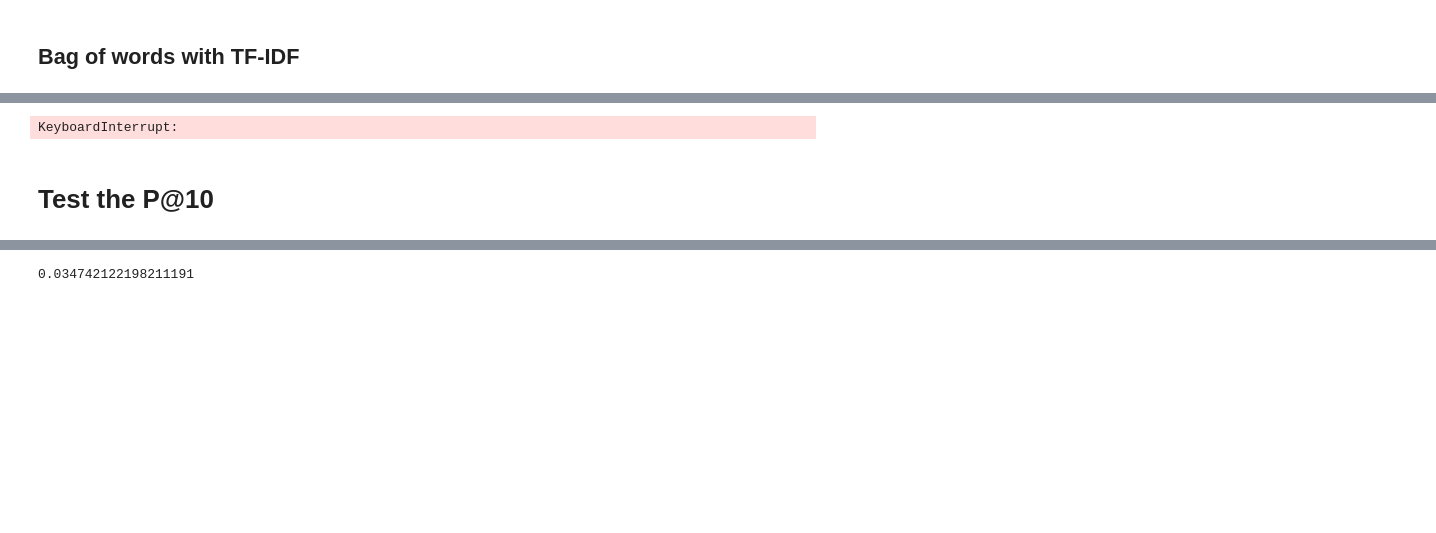
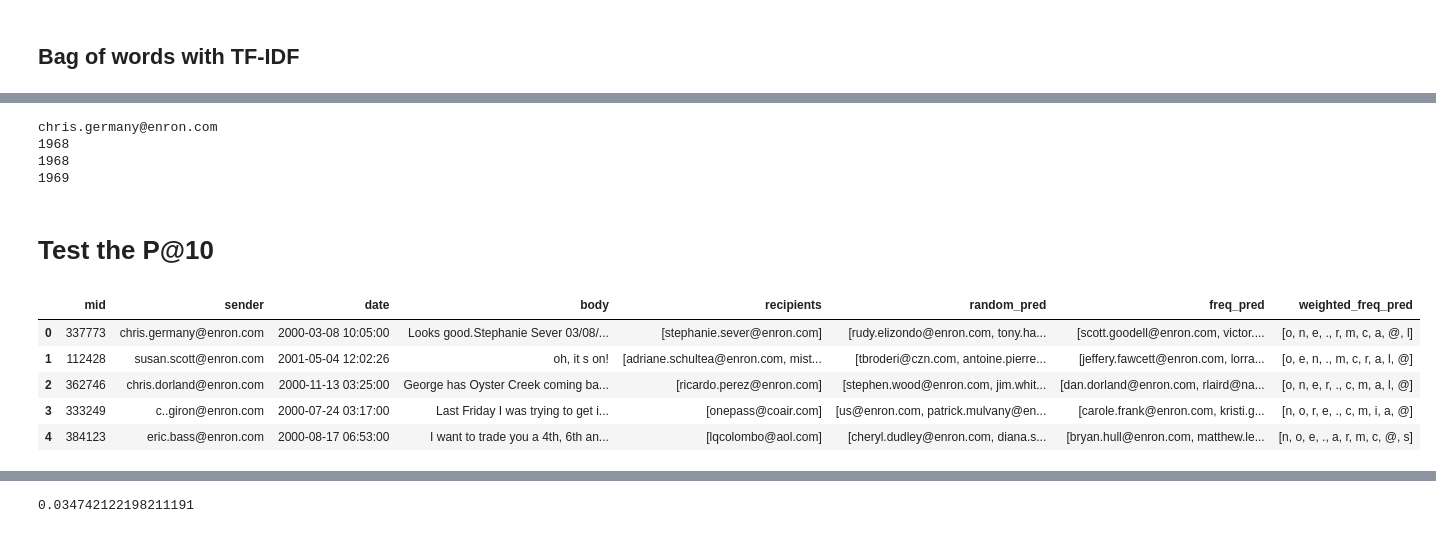
Before and after one commit to Guepardow/Altegrad, a Jupyter notebook: code/3 - Prediction and error.ipynb, the cells around one changed output, grey strips where cells are left out. Saved outputs shown, nothing was run; the diff lists cells and outputs as text; code cells hidden in the pictures; blank space fills up the shorter version.

```diff
--- a/code/3 - Prediction and error.ipynb
+++ b/code/3 - Prediction and error.ipynb
@@ -487,3 +487,5 @@ for key, value in fake_weight_sender_recipient.items():
+# %%
+dict_weight, weight_sender_recipient = get_weighted_score(training_df_train)
 # %%
 #Make some predictions
 training_df_test['weighted_freq_pred'] = None
@@ -556,7 +569,9 @@ from sklearn.metrics.pairwise import cosine_similarity
 import time
 # %%
 def get_mids_sender_to_recipient(address_books, dataset_df):
-
+    '''
+    Computes the list of mids for each couple (sender, recipient)
+    '''
     #a new dictionnary
     mids_sender_to_recipient = {}
 
@@ -584,3 +698,7 @@ mids_sender_to_recipient = get_mids_sender_to_recipient(address_books_train, tra
+# %%
+from nltk.tokenize import word_tokenize
+from nltk.stem.porter import PorterStemmer
+porter_stemmer = PorterStemmer()
 # %%
 #early optimization is the root of all evil
 k=10
@@ -588,13 +706,35 @@ k=10
 training_df_test['tfidf_centroid_pred'] = None
 
 for row in tqdm(range(training_df_test.shape[0])): #for each mail
+    # Search for the sender
     sender = training_df_test['sender'][row]
+    print(sender)
 
+    #Search for all his previous emails sent (content + mid)
     docs = list(training_df_train[training_df_train['sender'] == sender]['body']) #we may have some doublons
-    mids = emails_ids_per_sender_train[sender] #we have to keep them
+    print(len(docs))
+    #mids = emails_ids_per_sender_train[sender] #we have to keep them
+    mids = list(training_df_train[training_df_train['sender'] == sender]['mid'])
+    print(len(mids))
 
-    #about the test : we add the new document
+    #Add the new document in the test
     documents = docs + [training_df_test['body'][row]]
+    print(len(documents))
+
+    #Lowerize the text
+    for i, doc in enumerate(documents):
+        documents[i] = doc.lower()
+
+    #Stemming the whole corpus
+    for text in documents:
+        text_stem = []
+        for word in text.split(' '):
+            word_stem = porter_stemmer.stem(word)
+            text_stem.append(word_stem)
+            text_stem2 = ' '.join(text_stem)
+        break
+    break
+
     '''
     We have forgetten to use stems !
     '''
@@ -612,6 +752,7 @@ for row in tqdm(range(training_df_test.shape[0])): #for each mail
 
         centroid_recipient[recipient] = np.sum(tfidf_matrix_sender.todense()[mask_mid], axis = 0)
 
+    print(len(centroid_recipient))
     #We calcultate the score for each recipient (cosine similarity)
     score_recipient = {}
     for recipient, centroid in centroid_recipient.items():
@@ -621,10 +762,24 @@ for row in tqdm(range(training_df_test.shape[0])): #for each mail
 
     #prediction
     training_df_test['tfidf_centroid_pred'][row] = [elt[0] for elt in sorted_score_recipient[:k]]
+
+    break
 # %% [output]
-KeyboardInterrupt:
+chris.germany@enron.com
+1968
+1968
+1969
 # %% [markdown]
 # Test the P@10
+# %%
+training_df_test.head()
+# %% [output]
+|  | mid | sender | date | body | recipients | random_pred | freq_pred | weighted_freq_pred |
+| 0 | 337773 | chris.germany@enron.com | 2000-03-08 10:05:00 | Looks good.Stephanie Sever 03/08/... | [stephanie.sever@enron.com] | [rudy.elizondo@enron.com, tony.ha... | [scott.goodell@enron.com, victor.... | [o, n, e, ., r, m, c, a, @, l] |
+| 1 | 112428 | susan.scott@enron.com | 2001-05-04 12:02:26 | oh, it s on! | [adriane.schultea@enron.com, mist... | [tbroderi@czn.com, antoine.pierre... | [jeffery.fawcett@enron.com, lorra... | [o, e, n, ., m, c, r, a, l, @] |
+| 2 | 362746 | chris.dorland@enron.com | 2000-11-13 03:25:00 | George has Oyster Creek coming ba... | [ricardo.perez@enron.com] | [stephen.wood@enron.com, jim.whit... | [dan.dorland@enron.com, rlaird@na... | [o, n, e, r, ., c, m, a, l, @] |
+| 3 | 333249 | c..giron@enron.com | 2000-07-24 03:17:00 | Last Friday I was trying to get i... | [onepass@coair.com] | [us@enron.com, patrick.mulvany@en... | [carole.frank@enron.com, kristi.g... | [n, o, r, e, ., c, m, i, a, @] |
+| 4 | 384123 | eric.bass@enron.com | 2000-08-17 06:53:00 | I want to trade you a 4th, 6th an... | [lqcolombo@aol.com] | [cheryl.dudley@enron.com, diana.s... | [bryan.hull@enron.com, matthew.le... | [n, o, e, ., a, r, m, c, @, s] |
 # %%
 #Split the recipients to use kdd_mapk
 for row in range(training_df_test.shape[0]):
```
Also changed, not shown: parts of 31 cells of this notebook.
